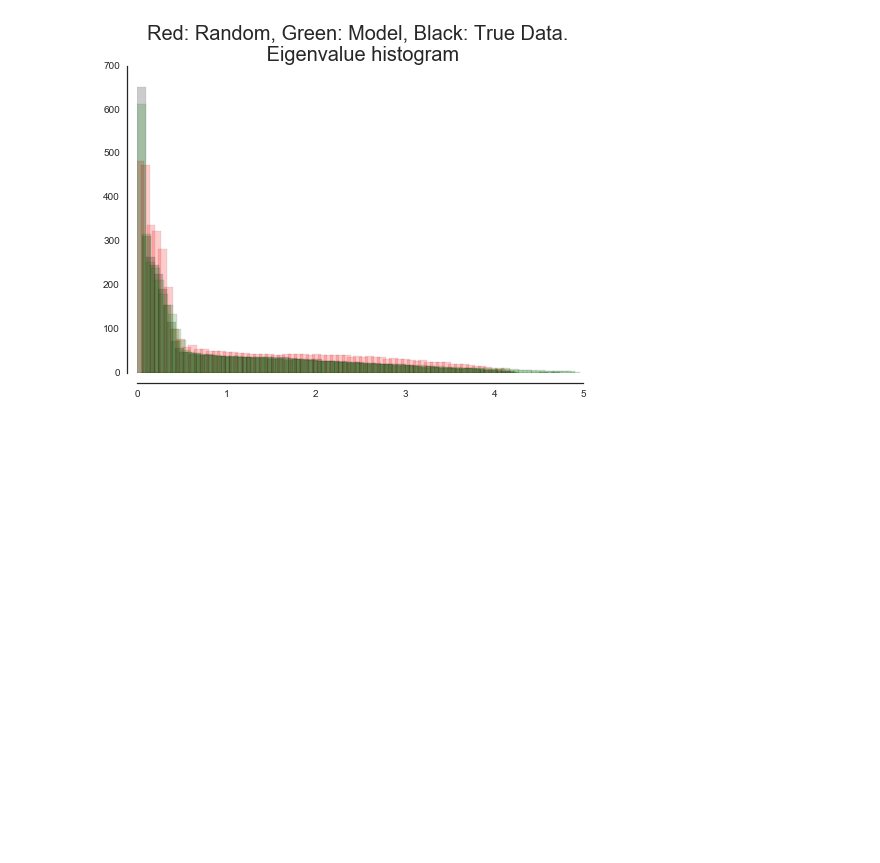
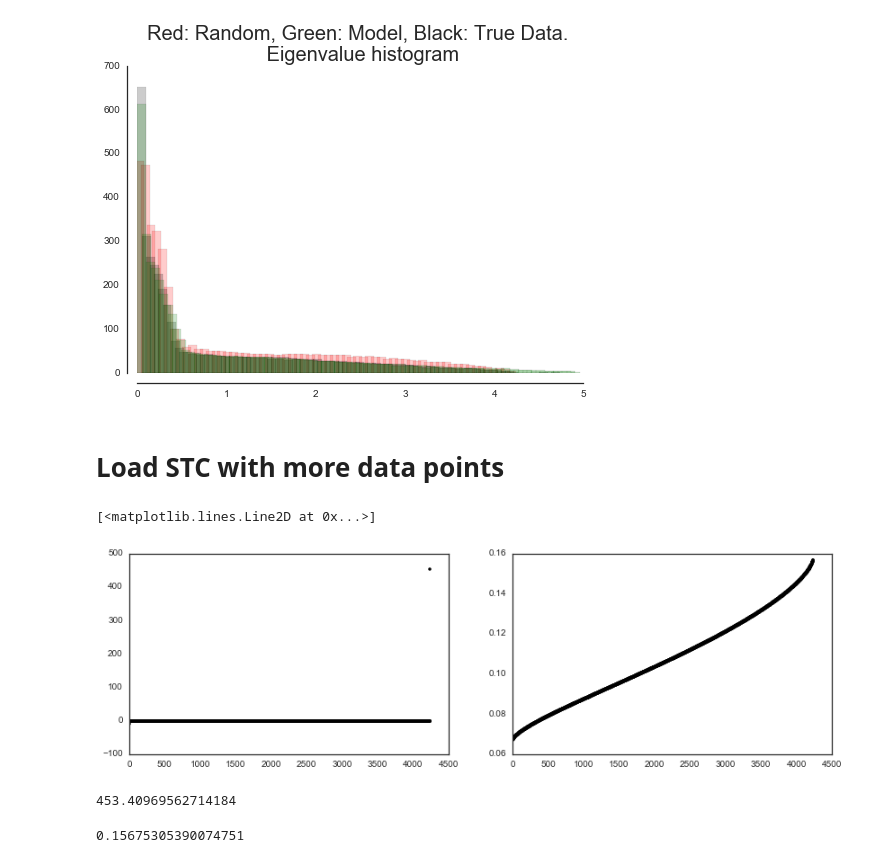
Before and after one commit to baccuslab/deep-retina, a Jupyter notebook: notebooks/STC Analysis-12-8 Random Spikes Test.ipynb, the cells around one changed output. Drawn from its saved outputs; the diff is of its cells as text; code cells hidden in the pictures; blank space fills up the shorter version.

```diff
--- a/notebooks/STC Analysis-12-8 Random Spikes Test.ipynb
+++ b/notebooks/STC Analysis-12-8 Random Spikes Test.ipynb
@@ -281,3 +281,31 @@ plt.title('Red: Random, Green: Model, Black: True Data. \n Eigenvalue histogram'
 # %% [output]
 <matplotlib.text.Text at 0x...>
 [figure]
+# %% [markdown]
+# Load STC with more data points
+# %%
+path_to_stc = '/Users/lmcintosh/Dropbox/deep-retina/saved/lenna.salamander/2015-12-08 21.11.15 Convnet STC Long/'
+stc_filename = 'full_stc_convnet_long_15_10_07.h5'
+g = h5py.File(os.path.join(path_to_stc, stc_filename), 'r')
+# %%
+stc_long = g['stc']
+# %%
+u_long, v_long = np.linalg.eigh(stc_long)
+# %%
+fig = plt.gcf()
+fig.set_size_inches((14,4))
+plt.subplot(1,2,1)
+plt.plot(u_long, 'k.')
+plt.subplot(1,2,2)
+plt.plot(u_long[1:-1], 'k.')
+# %% [output]
+[<matplotlib.lines.Line2D at 0x...>]
+[figure, added]
+# %%
+u_long[-1]
+# %% [output]
+453.40969562714184
+# %%
+u_long[-2]
+# %% [output]
+0.15675305390074751
```
Also changed, not shown: parts of 7 cells of this notebook, 1 other file.
